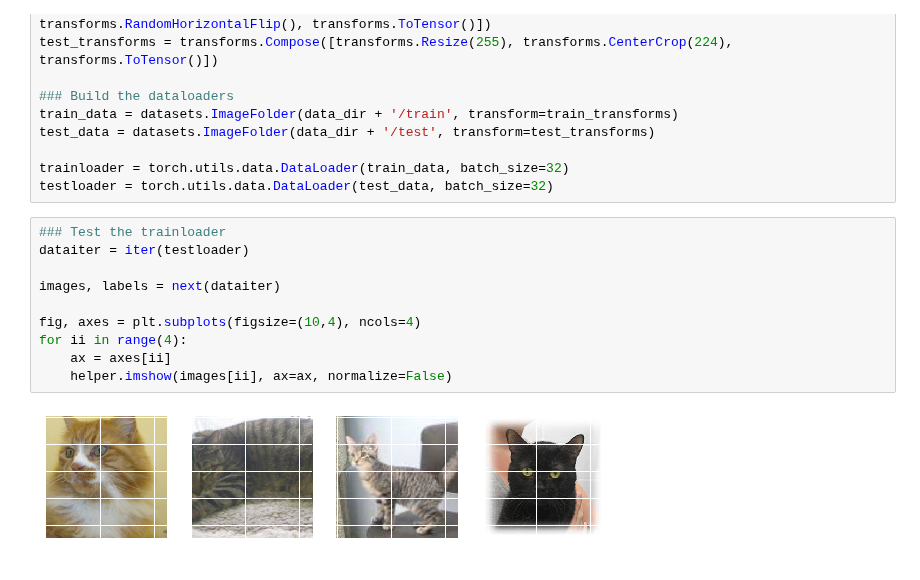
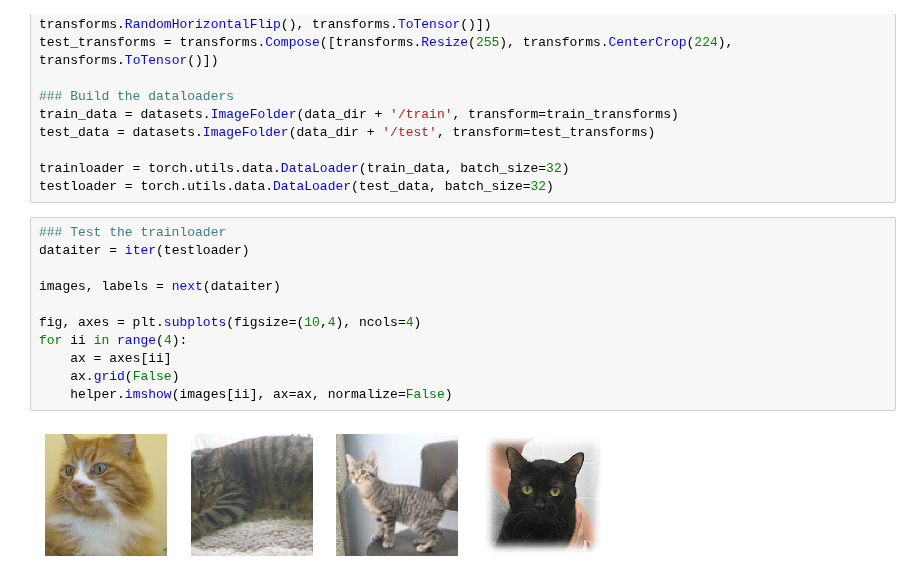
Before and after one commit to paulgureghian/PyTorch_Projects, a Jupyter notebook: Load_image_data_with_PyTorch.ipynb, the cells around one changed output. Drawn from its saved outputs; the diff is of its cells as text.

```diff
--- a/Load_image_data_with_PyTorch.ipynb
+++ b/Load_image_data_with_PyTorch.ipynb
@@ -48,12 +52,13 @@ testloader = torch.utils.data.DataLoader(test_data, batch_size=32)
 # %%
 ### Test the trainloader
 dataiter = iter(testloader)
 
 images, labels = next(dataiter)
 
 fig, axes = plt.subplots(figsize=(10,4), ncols=4)
 for ii in range(4):
     ax = axes[ii]
+    ax.grid(False)
     helper.imshow(images[ii], ax=ax, normalize=False)
 # %% [output]
-[figure, old version]
+[figure, new version]
```
Also changed, not shown: parts of 1 cell of this notebook.
